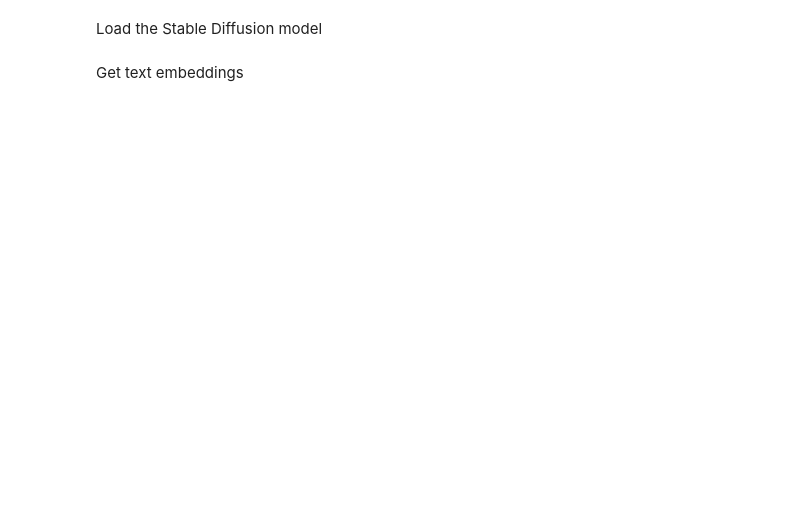
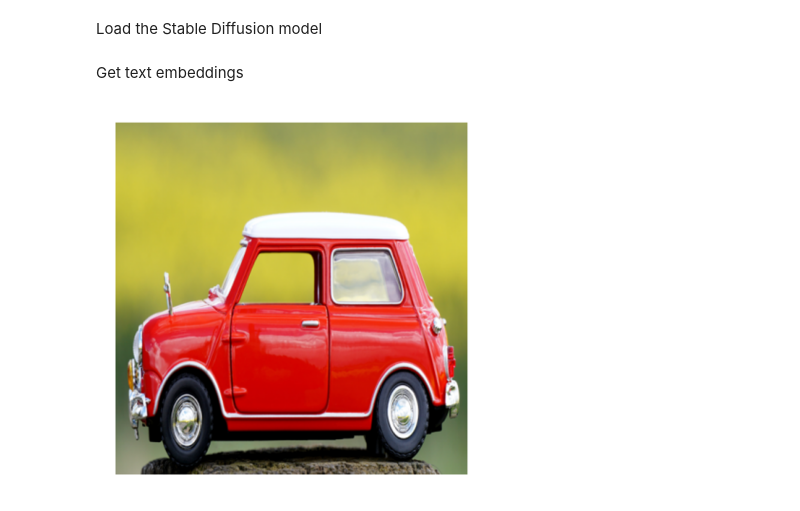
Before and after one commit to RobinMeneust/genai_project, a Jupyter notebook: notebooks/stable_diffusion.ipynb, the cells around one changed output. Drawn from its saved outputs; the diff is of its cells as text; code cells hidden in the pictures; blank space fills up the shorter version.

```diff
--- a/notebooks/stable_diffusion.ipynb
+++ b/notebooks/stable_diffusion.ipynb
@@ -43,19 +36,21 @@ optimizer = optim.Adam(diffusion_model.parameters(), lr=1e-4)
 # %%
 from PIL import Image
 import matplotlib.pyplot as plt
 import numpy as np
 import torchvision.transforms as transforms
 
-image_path = "car.jpg"
+image_path = "Voiture_Genia.png"
 image = Image.open(image_path).convert("RGB")
 image = image.resize((512, 512))
 
 plt.imshow(image)
 plt.axis("off")
 plt.show()
 
 image = transforms.ToTensor()(image).unsqueeze(0)  # Add batch dimension
 image = image.to(diffusion_model.device)
+# %% [output]
+[figure, added]
 # %%
 def optimize_embeddings(input_image, target_text, num_steps=5):
     tokens = tokenizer(target_text, padding="max_length", truncation=True, max_length=max_length, return_tensors="pt")
```
Also changed, not shown: parts of 1 cell of this notebook, 8 other files.
